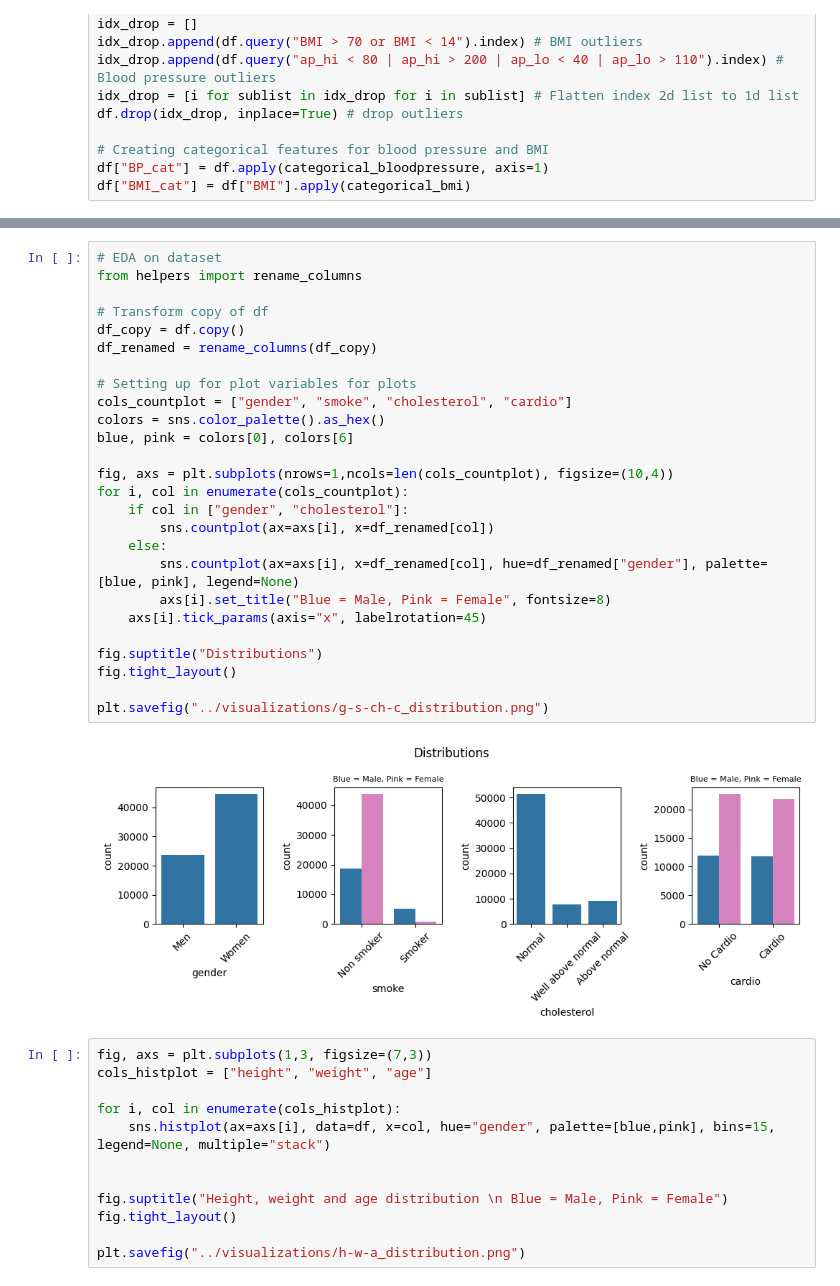
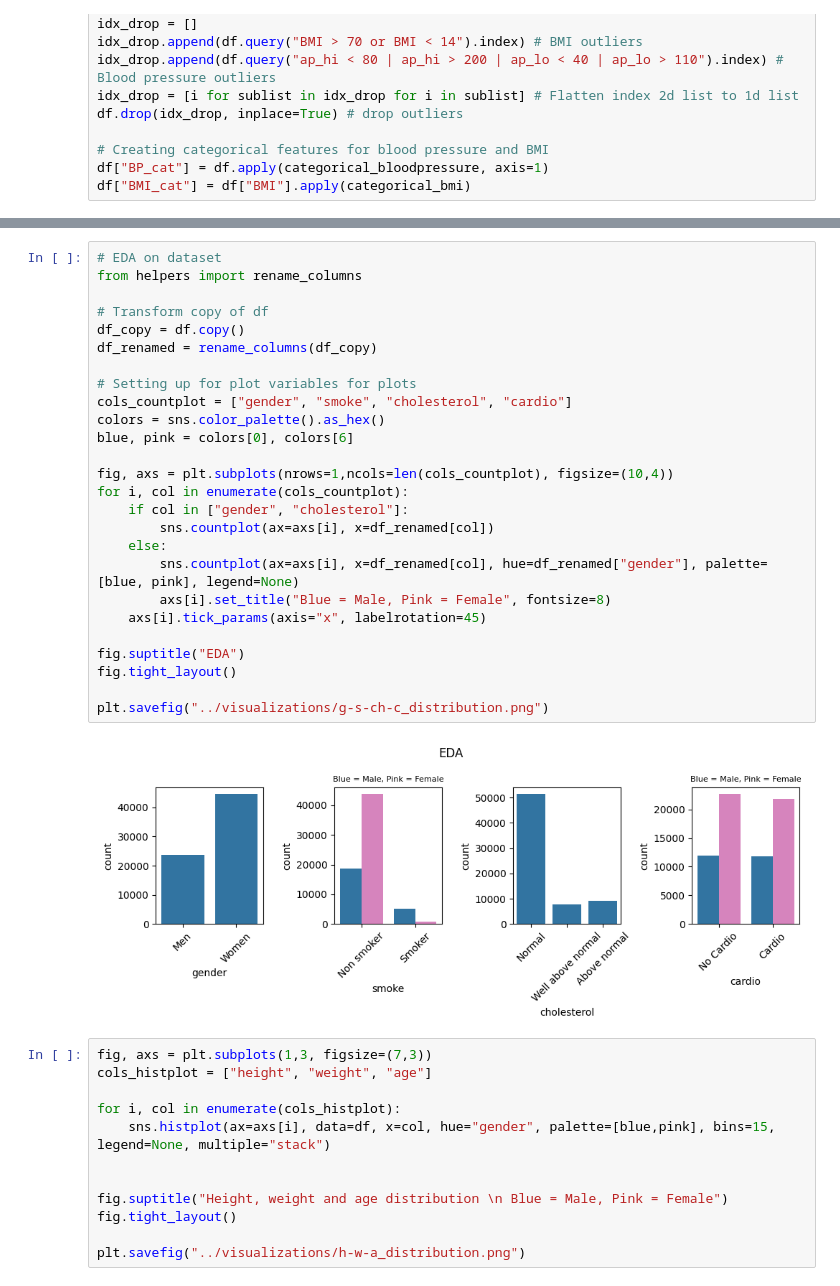
Before and after one commit to Crudeerz/ML-Rasmus-Berghall, a Jupyter notebook: Laboration/code/ml_report.ipynb, the cells around one changed output, grey strips where cells are left out. Cells and saved outputs as stored; diff of their text form.

```diff
--- a/Laboration/code/ml_report.ipynb
+++ b/Laboration/code/ml_report.ipynb
@@ -44,31 +45,31 @@ A first EDA view of the data shows that it's highly more represented by women th
 # %%
 # EDA on dataset
 from helpers import rename_columns
 
 # Transform copy of df
 df_copy = df.copy()
 df_renamed = rename_columns(df_copy)
 
 # Setting up for plot variables for plots
 cols_countplot = ["gender", "smoke", "cholesterol", "cardio"]
 colors = sns.color_palette().as_hex()
 blue, pink = colors[0], colors[6]
 
 fig, axs = plt.subplots(nrows=1,ncols=len(cols_countplot), figsize=(10,4))
 for i, col in enumerate(cols_countplot):
     if col in ["gender", "cholesterol"]:
         sns.countplot(ax=axs[i], x=df_renamed[col])
     else:
         sns.countplot(ax=axs[i], x=df_renamed[col], hue=df_renamed["gender"], palette=[blue, pink], legend=None)
         axs[i].set_title("Blue = Male, Pink = Female", fontsize=8)
     axs[i].tick_params(axis="x", labelrotation=45)
 
-fig.suptitle("Distributions")
+fig.suptitle("EDA")
 fig.tight_layout()
 
 plt.savefig("../visualizations/g-s-ch-c_distribution.png")
 # %% [output]
-[figure, old version]
+[figure, new version]
 # %%
 fig, axs = plt.subplots(1,3, figsize=(7,3))
 cols_histplot = ["height", "weight", "age"]
```
Also changed, not shown: parts of 10 cells of this notebook, 9 other files.
